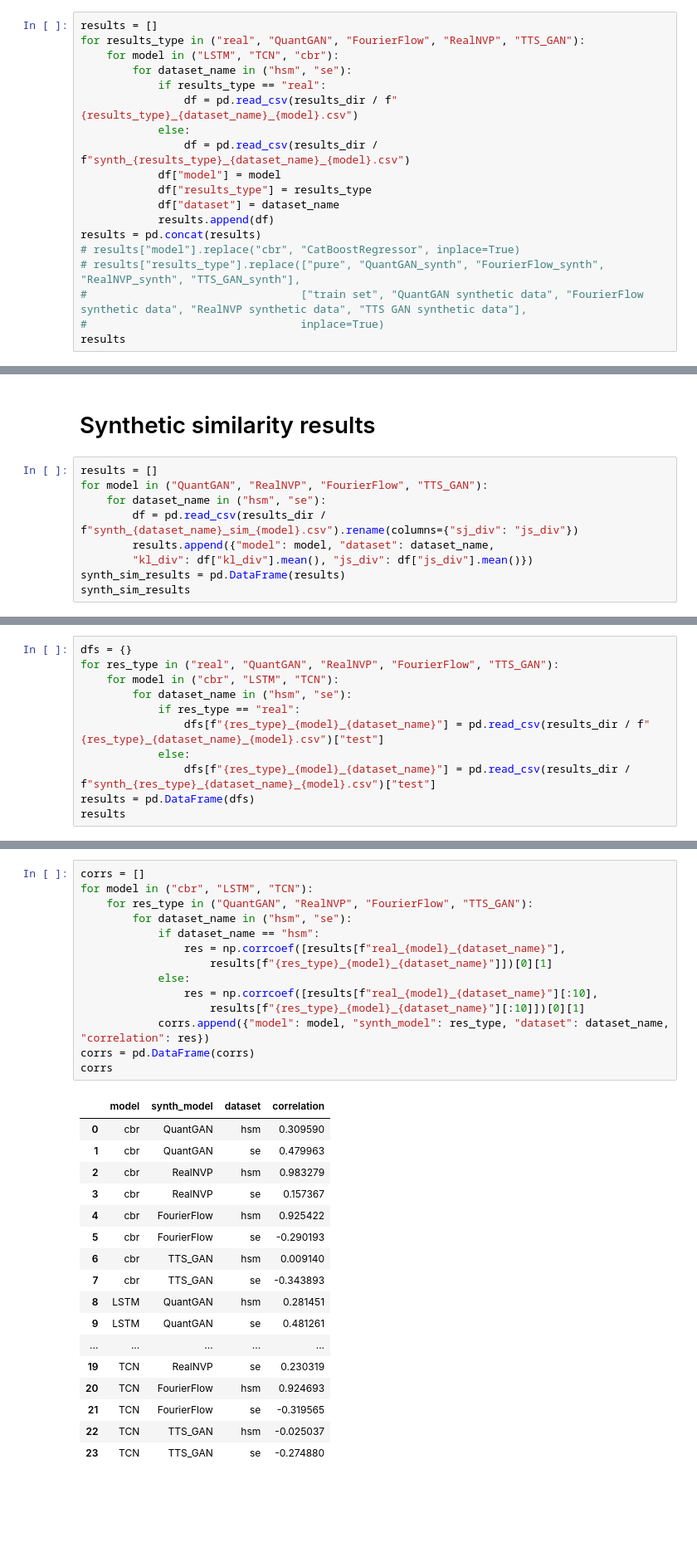
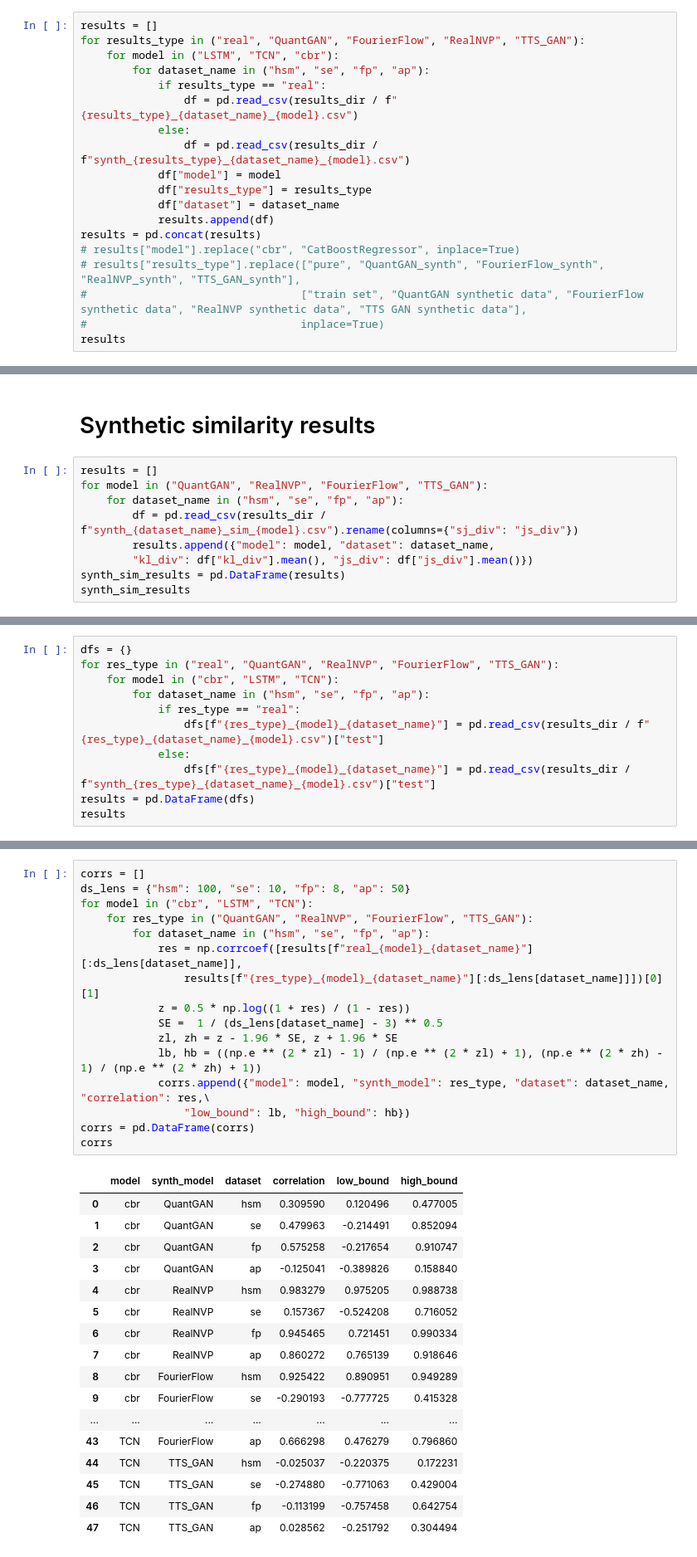
Before and after one commit to timetoai/TimeDiffusion_synth, a Jupyter notebook: results_visualization.ipynb, the cells around one changed output, grey strips where cells are left out. Shown: that part at 83% size. Drawn from its saved outputs; the diff is of its cells as text; blank space fills up the shorter version.

```diff
--- a/results_visualization.ipynb
+++ b/results_visualization.ipynb
@@ -28,7 +28,7 @@ plt.show()
 results = []
 for results_type in ("real", "QuantGAN", "FourierFlow", "RealNVP", "TTS_GAN"):
     for model in ("LSTM", "TCN", "cbr"):
-        for dataset_name in ("hsm", "se"):
+        for dataset_name in ("hsm", "se", "fp", "ap"):
             if results_type == "real":
                 df = pd.read_csv(results_dir / f"{results_type}_{dataset_name}_{model}.csv")
             else:
@@ -91,7 +92,7 @@ plt.show()
 # %%
 results = []
 for model in ("QuantGAN", "RealNVP", "FourierFlow", "TTS_GAN"):
-    for dataset_name in ("hsm", "se"):
+    for dataset_name in ("hsm", "se", "fp", "ap"):
         df = pd.read_csv(results_dir / f"synth_{dataset_name}_sim_{model}.csv").rename(columns={"sj_div": "js_div"})
         results.append({"model": model, "dataset": dataset_name,
         "kl_div": df["kl_div"].mean(), "js_div": df["js_div"].mean()})
@@ -118,7 +131,7 @@ for i, metric_name in enumerate(("kl_div", "js_div")):
 dfs = {}
 for res_type in ("real", "QuantGAN", "RealNVP", "FourierFlow", "TTS_GAN"):
     for model in ("cbr", "LSTM", "TCN"):
-        for dataset_name in ("hsm", "se"):
+        for dataset_name in ("hsm", "se", "fp", "ap"):
             if res_type == "real":
                 dfs[f"{res_type}_{model}_{dataset_name}"] = pd.read_csv(results_dir / f"{res_type}_{dataset_name}_{model}.csv")["test"]
             else:
@@ -142,35 +155,37 @@ results
 # %%
 corrs = []
+ds_lens = {"hsm": 100, "se": 10, "fp": 8, "ap": 50}
 for model in ("cbr", "LSTM", "TCN"):
     for res_type in ("QuantGAN", "RealNVP", "FourierFlow", "TTS_GAN"):
-        for dataset_name in ("hsm", "se"):
-            if dataset_name == "hsm":
-                res = np.corrcoef([results[f"real_{model}_{dataset_name}"],
-                    results[f"{res_type}_{model}_{dataset_name}"]])[0][1]
-            else:
-                res = np.corrcoef([results[f"real_{model}_{dataset_name}"][:10],
-                    results[f"{res_type}_{model}_{dataset_name}"][:10]])[0][1]
-            corrs.append({"model": model, "synth_model": res_type, "dataset": dataset_name, "correlation": res})
+        for dataset_name in ("hsm", "se", "fp", "ap"):
+            res = np.corrcoef([results[f"real_{model}_{dataset_name}"][:ds_lens[dataset_name]],
+                results[f"{res_type}_{model}_{dataset_name}"][:ds_lens[dataset_name]]])[0][1]
+            z = 0.5 * np.log((1 + res) / (1 - res))
+            SE =  1 / (ds_lens[dataset_name] - 3) ** 0.5
+            zl, zh = z - 1.96 * SE, z + 1.96 * SE
+            lb, hb = ((np.e ** (2 * zl) - 1) / (np.e ** (2 * zl) + 1), (np.e ** (2 * zh) - 1) / (np.e ** (2 * zh) + 1))
+            corrs.append({"model": model, "synth_model": res_type, "dataset": dataset_name, "correlation": res,\
+                "low_bound": lb, "high_bound": hb})
 corrs = pd.DataFrame(corrs)
 corrs
 # %% [output]
-|  | model | synth_model | dataset | correlation |
-| 0 | cbr | QuantGAN | hsm | 0.309590 |
-| 1 | cbr | QuantGAN | se | 0.479963 |
-| 2 | cbr | RealNVP | hsm | 0.983279 |
-| 3 | cbr | RealNVP | se | 0.157367 |
-| 4 | cbr | FourierFlow | hsm | 0.925422 |
-| 5 | cbr | FourierFlow | se | -0.290193 |
-| 6 | cbr | TTS_GAN | hsm | 0.009140 |
-| 7 | cbr | TTS_GAN | se | -0.343893 |
-| 8 | LSTM | QuantGAN | hsm | 0.281451 |
-| 9 | LSTM | QuantGAN | se | 0.481261 |
-| ... | ... | ... | ... | ... |
-| 19 | TCN | RealNVP | se | 0.230319 |
-| 20 | TCN | FourierFlow | hsm | 0.924693 |
-| 21 | TCN | FourierFlow | se | -0.319565 |
-| 22 | TCN | TTS_GAN | hsm | -0.025037 |
-| 23 | TCN | TTS_GAN | se | -0.274880 |
+|  | model | synth_model | dataset | correlation | low_bound | high_bound |
+| 0 | cbr | QuantGAN | hsm | 0.309590 | 0.120496 | 0.477005 |
+| 1 | cbr | QuantGAN | se | 0.479963 | -0.214491 | 0.852094 |
+| 2 | cbr | QuantGAN | fp | 0.575258 | -0.217654 | 0.910747 |
+| 3 | cbr | QuantGAN | ap | -0.125041 | -0.389826 | 0.158840 |
+| 4 | cbr | RealNVP | hsm | 0.983279 | 0.975205 | 0.988738 |
+| 5 | cbr | RealNVP | se | 0.157367 | -0.524208 | 0.716052 |
+| 6 | cbr | RealNVP | fp | 0.945465 | 0.721451 | 0.990334 |
+| 7 | cbr | RealNVP | ap | 0.860272 | 0.765139 | 0.918646 |
+| 8 | cbr | FourierFlow | hsm | 0.925422 | 0.890951 | 0.949289 |
+| 9 | cbr | FourierFlow | se | -0.290193 | -0.777725 | 0.415328 |
+| ... | ... | ... | ... | ... | ... | ... |
+| 43 | TCN | FourierFlow | ap | 0.666298 | 0.476279 | 0.796860 |
+| 44 | TCN | TTS_GAN | hsm | -0.025037 | -0.220375 | 0.172231 |
+| 45 | TCN | TTS_GAN | se | -0.274880 | -0.771063 | 0.429004 |
+| 46 | TCN | TTS_GAN | fp | -0.113199 | -0.757458 | 0.642754 |
+| 47 | TCN | TTS_GAN | ap | 0.028562 | -0.251792 | 0.304494 |
 # %%
 corrs_agg = corrs.groupby(["dataset", "synth_model"], as_index=False).mean()
 corrs_agg
```
Also changed, not shown: parts of 11 cells of this notebook, 46 other files.
